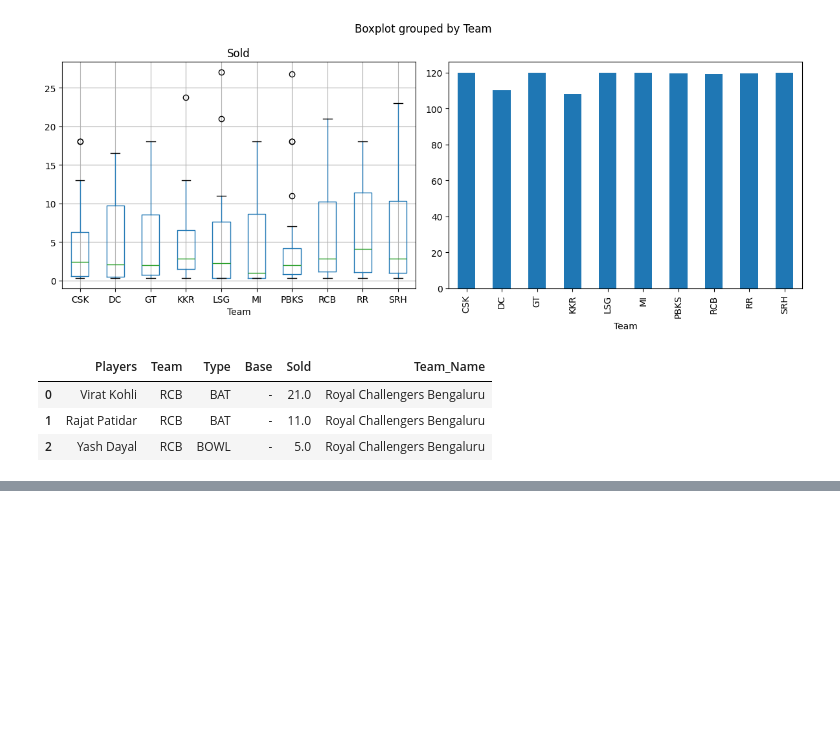
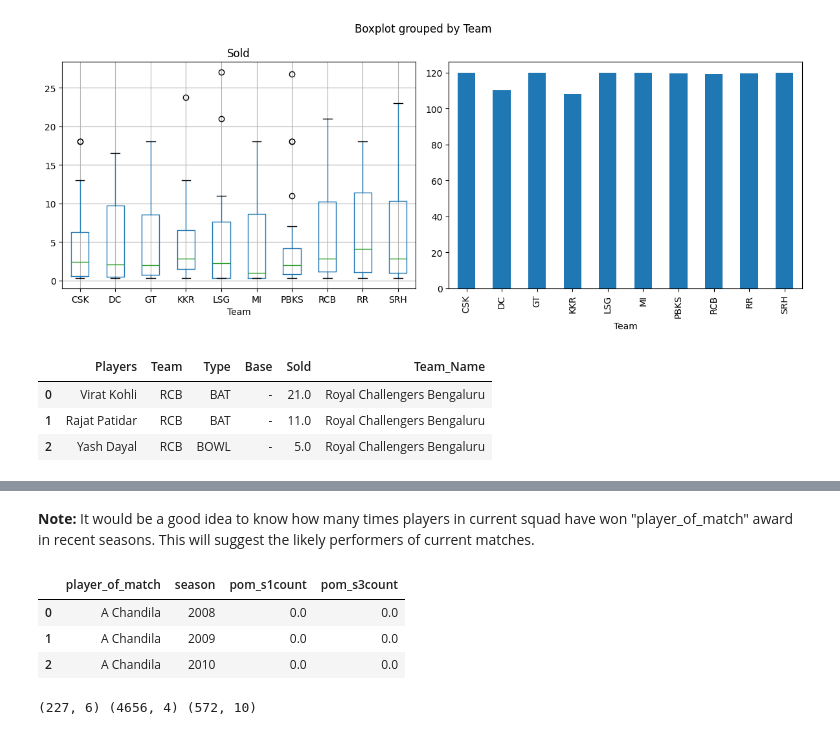
Before and after one commit to quickSilverShanks/IPL-CricPred, a Jupyter notebook: notebooks/Data Preprocessing.ipynb, the cells around one changed output, grey strips where cells are left out. Drawn from its saved outputs; the diff is of its cells as text; code cells hidden in the pictures; blank space fills up the shorter version.

```diff
--- a/notebooks/Data Preprocessing.ipynb
+++ b/notebooks/Data Preprocessing.ipynb
@@ -98,0 +146,47 @@ auction25_cleaned.to_csv("../data/processed/auction25.csv", index=False)
+# %% [markdown]
+**Note:** It would be a good idea to know how many times players in current squad have won "player_of_match" award in recent seasons. This will suggest the likely performers of current matches.
+# %%
+# generate pom summary
+pom_data = matches.groupby(["player_of_match", "season"], sort=True)['id'].count().reset_index().rename(columns={'id':'pom_s1count'})
+
+
+# add missing seasons
+data = {
+    "mergecol": 1,
+    "player_of_match": list(pom_data["player_of_match"].unique())
+}
+dummy_playerdata = pd.DataFrame(data)
+
+data = {
+    "mergecol": 1,
+    "season": list(range(2008,2024,1))
+}
+dummy_seasondata = pd.DataFrame(data)
+
+allplayer_seasons = dummy_playerdata.merge(dummy_seasondata, on="mergecol", how="outer").drop("mergecol", axis=1).astype({"season": str})
+
+pom_data_v2 = allplayer_seasons.merge(pom_data, on=["player_of_match", "season"], how="left").fillna(0)
+
+
+# moving sum of pom count for past 3 seasons
+
+pom_data_v2["pom_s3count"] = pom_data_v2.groupby("player_of_match")["pom_s1count"].rolling(3, min_periods=1).sum().reset_index(level=0, drop=True)
+
+pom_data_v2.to_csv("../data/processed/pom_histdata.csv", index=False)
+pom_data_v2.head(3)
+# %% [output]
+|  | player_of_match | season | pom_s1count | pom_s3count |
+| 0 | A Chandila | 2008 | 0.0 | 0.0 |
+| 1 | A Chandila | 2009 | 0.0 | 0.0 |
+| 2 | A Chandila | 2010 | 0.0 | 0.0 |
+# %%
+# pom data and current(2025) squad info combined to be used in tableau
+
+auction25_cleaned = pd.read_csv("../data/processed/auction25.csv")
+pom_data_v2 = pd.read_csv("../data/processed/pom_histdata.csv")
+
+newsquad_pom = auction25_cleaned.merge(pom_data_v2, left_on="Players", right_on="player_of_match", how="left")
+newsquad_pom.to_csv("../data/processed/newsquad_pom.csv", index=False)
+print(auction25_cleaned.shape, pom_data_v2.shape, newsquad_pom.shape)
+# %% [output]
+(227, 6) (4656, 4) (572, 10)
```
Also changed, not shown: parts of 6 cells of this notebook, 3 other files.
